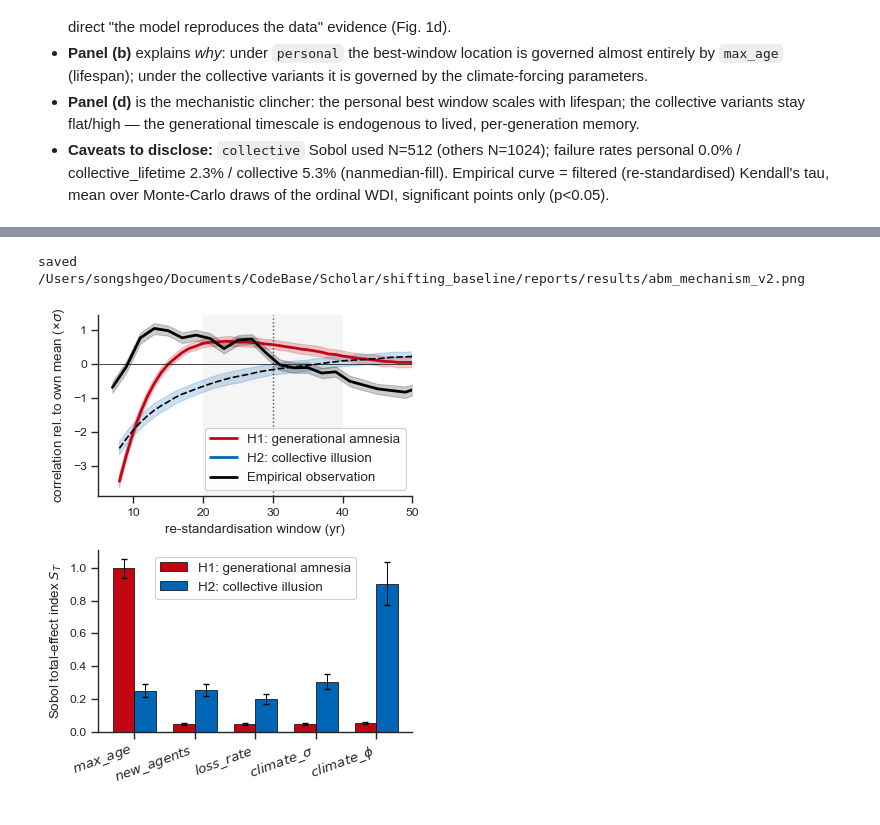
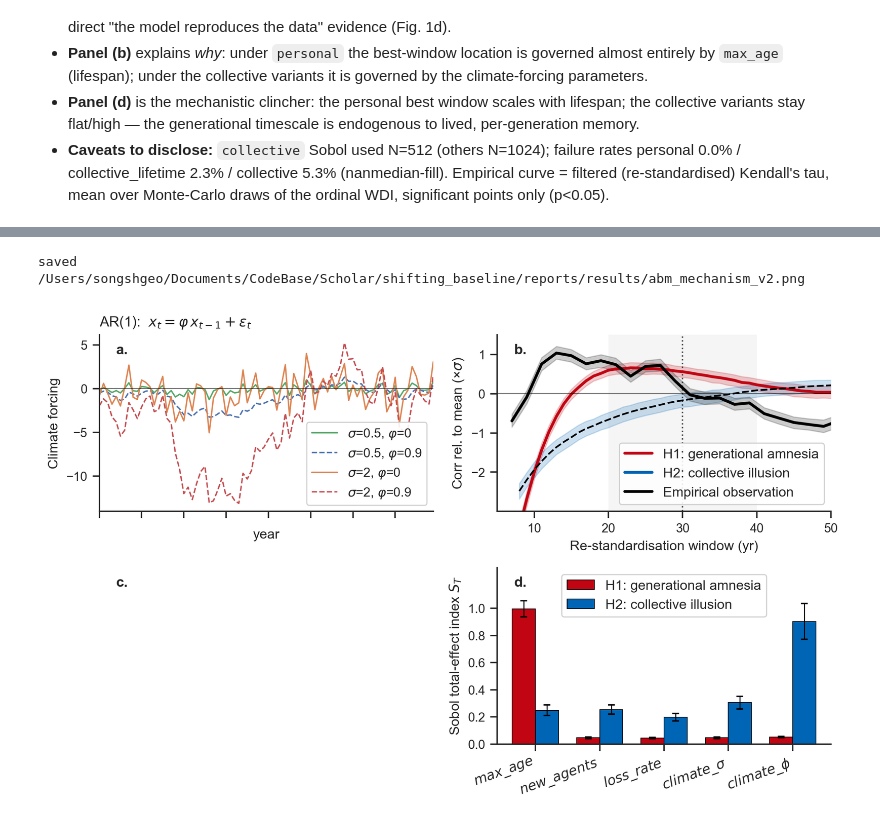
Before and after one commit to SongshGeo/shifting_baseline, a Jupyter notebook: reports/abm_mechanism.ipynb, the cells around one changed output, grey strips where cells are left out. Saved outputs shown, nothing was run; the diff lists cells and outputs as text; code cells hidden in the pictures.

```diff
--- a/reports/abm_mechanism.ipynb
+++ b/reports/abm_mechanism.ipynb
@@ -467,8 +516,15 @@ PLOT_COLORS = {
 plotc = allc[allc["curve"].isin(PLOT_CURVE_ORDER)]
 LAB_FS = plt.rcParams["axes.labelsize"]
 
-fig, axes = plt.subplots(2, 1, figsize=(4, 5))
-axA, axB = axes.ravel()
+fig, axes = plt.subplots(2, 2, figsize=(8, 5), dpi=300)
+axA, axB, axC, axD = axes.ravel()
+
+plot_ar1_corners(80, ax=axA)
+# axC.spines["top"].set_visible(False)
+# axC.spines["right"].set_visible(False)
+# axC.spines["bottom"].set_visible(False)
+# axC.spines["left"].set_visible(False)
+axC.set_axis_off()
 
 
 def band(ax, with_opt=True):
@@ -478,7 +534,7 @@ def band(ax, with_opt=True):
 
 
 # --- (a) normalised correlation curves + empirical overlay ------------------
-band(axA)
+band(axB)
 sns.lineplot(
     data=plotc,
     x="window",
@@ -486,22 +542,24 @@ sns.lineplot(
     hue="curve",
     hue_order=PLOT_CURVE_ORDER,
     palette=PLOT_COLORS,
-    ax=axA,
+    ax=axB,
     lw=2,
     estimator="mean",
     errorbar=("ci", 95),
 )
-for line, cv in zip(axA.get_lines(), PLOT_CURVE_ORDER):
+for line, cv in zip(axB.get_lines(), PLOT_CURVE_ORDER):
     if cv == "empirical":
         line.set_linewidth(1.2)
         line.set_linestyle((0, (4, 1.5)))
         line.set_color("black")
-axA.axhline(0, color="black", lw=0.5)
-axA.set_xlim(5, 50)
-axA.set_xlabel("re-standardisation window (yr)", fontsize=LAB_FS)
-axA.set_ylabel("correlation rel. to own mean (×$\\sigma$)", fontsize=LAB_FS)
-h, lab = axA.get_legend_handles_labels()
-axA.legend(
+axB.axhline(0, color="black", lw=0.5)
+axB.set_xlim(5, 50)
+axB.set_ylim(-3, 1.5)
+axB.set_yticks([-2, -1, 0, 1])
+axB.set_xlabel("Re-standardisation window (yr)", fontsize=LAB_FS)
+axB.set_ylabel("Corr rel. to mean (×$\\sigma$)", fontsize=LAB_FS)
+h, lab = axB.get_legend_handles_labels()
+axB.legend(
     [h[lab.index(c)] for c in PLOT_CURVE_ORDER],
     [PLOT_LABELS[c] for c in PLOT_CURVE_ORDER],
     fontsize=LAB_FS,
@@ -510,38 +568,52 @@ axA.legend(
 )
 
 # --- (b) Sobol ST for peak-window location ----------------------------------
 x = np.arange(len(PARAM_ORDER))
 w = 0.36
 for i, bl in enumerate(PLOT_ORDER):
-    axB.bar(
+    axD.bar(
         x + (i - 0.5) * w,
         st[bl].values,
         w,
         yerr=st_conf[bl].values,
         color=PLOT_COLORS[bl],
         edgecolor="black",
         linewidth=0.5,
         capsize=2.5,
         label=PLOT_LABELS[bl],
         error_kw={"elinewidth": 0.7},
     )
-axB.set_xticks(x)
-axB.set_xticklabels(
+axD.set_xticks(x)
+axD.set_xticklabels(
     [PARAM_TEX[p] for p in PARAM_ORDER], rotation=20, ha="right", fontsize=LAB_FS
 )
-axB.set_ylabel("Sobol total-effect index $S_T$", fontsize=LAB_FS)
-axB.axhline(0, color="black", lw=0.5)
-axB.legend(fontsize=LAB_FS, framealpha=0.9, loc="upper center")
+axD.set_ylabel("Sobol total-effect index $S_T$", fontsize=LAB_FS)
+axD.axhline(0, color="black", lw=0.5)
+axD.legend(fontsize=LAB_FS, framealpha=0.9, loc="upper center")
+axD.set_ylim(0, 1.3)
+axD.set_yticks(np.arange(0, 1.1, 0.2))
 
-for ax in (axA, axB):
+for ax in (axB, axD):
     sns.despine(ax=ax)
+
+for i, ax in enumerate((axA, axB, axC, axD)):
+    ax.text(
+        0.05,
+        0.95,
+        f"{chr(97 + i)}.",
+        transform=ax.transAxes,
+        fontsize=10,
+        ha="left",
+        va="top",
+        weight="bold",
+    )
 fig.tight_layout()
 
 OUT = REPO / "reports/results/abm_mechanism_v2.png"
 OUT.parent.mkdir(parents=True, exist_ok=True)
 fig.savefig(OUT, dpi=200, bbox_inches="tight")
 fig.savefig(OUT.with_suffix(".pdf"), bbox_inches="tight")
 print("saved", OUT)
 # %% [output]
 saved /Users/songshgeo/Documents/CodeBase/Scholar/shifting_baseline/reports/results/abm_mechanism_v2.png
-[figure, old version]
+[figure, new version]
```
Also changed, not shown: parts of 2 cells of this notebook, 2 other files.
